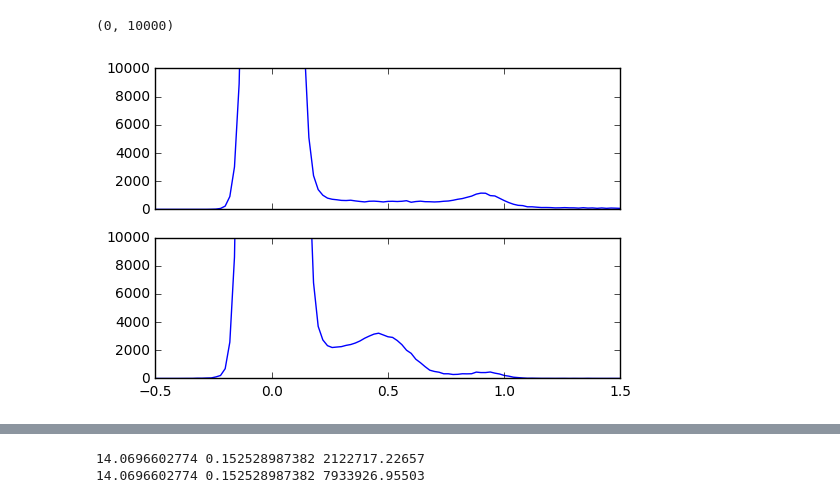
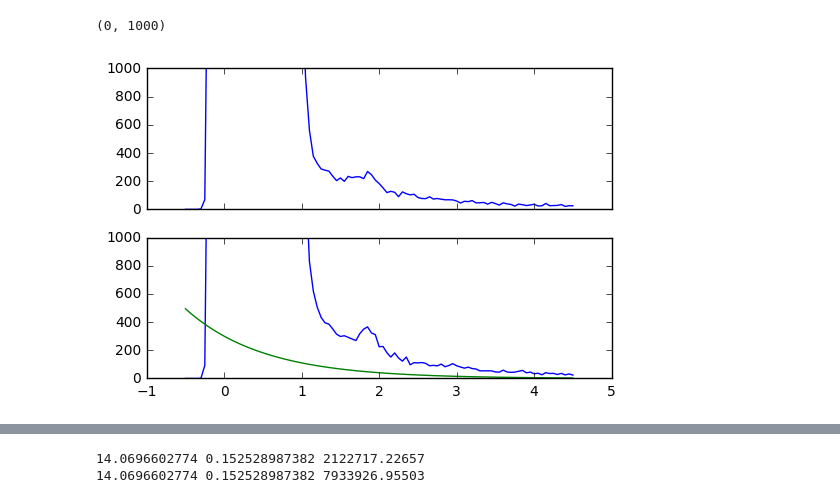
Before and after one commit to mhantke/siph, a Jupyter notebook: photon_splitting.ipynb, the cells around one changed output, grey strips where cells are left out. Drawn from its saved outputs; the diff is of its cells as text; code cells hidden in the pictures.

```diff
--- a/photon_splitting.ipynb
+++ b/photon_splitting.ipynb
@@ -12,3 +35,41 @@ Populating the interactive namespace from numpy and matplotlib
+# %%
+nbins = 101
+ex = "amol3416"
+N = 10
+
+fig, axs = subplots(2, 1, sharey=True, sharex=True)
+
+# No gas
+r = 154
+imgs, msk, gains, photon_energies_SLAC, gmds = read_data(ex, r, N, skip=2000)
+msk = generate_mask(msk)
+values = apply_mask(imgs, msk, rlims=(50, 300))
+photons = values / gains.mean()
+I_no, H_no = histogram(photons, nbins=nbins, vmax=4.5)
+axs[0].plot(I_no, H_no)
+
+# Only N2
+r = 152
+imgs, msk, gains, photon_energies_SLAC, gmds = read_data(ex, r, N, skip=2000)
+msk = generate_mask(msk)
+values = apply_mask(imgs, msk)#, rlims=(50, 300))
+photons = values / gains.mean()
+I_N2, H_N2 = histogram(photons, nbins=nbins, vmax=4.5)
+axs[1].plot(I_N2, H_N2)
+
+axs[1].plot(I_N2, 300*exp(-I_N2))
+
+#from python_tools import gentools
+#[A0, x0, sigma], Hest = gentools.gaussian_fit(I, H)
+#print "A0", A0
+#print "x0", x0
+#print "sigma", sigma
+#print I.shape,H.shape
+
+ylim(0, 1000)
+# %% [output]
+(0, 1000)
+[figure, added]
 # %%
 wl_O_Kalpha = 2.362E-9
 wl_N_Kalpha = 3.16E-9
@@ -44,34 +83,0 @@ def apply_mask(imgs, msk, rlims=None):
-# %%
-nbins = 101
-ex = "amol3416"
-N = 10
-
-fig, axs = subplots(2, 1, sharey=True, sharex=True)
-
-# No gas
-r = 154
-imgs, msk, gains, photon_energies_SLAC, gmds = read_data(ex, r, N, skip=2000)
-values = apply_mask(imgs, msk, rlims=(50, 300))
-photons = values / gains.mean()
-I_no, H_no = histogram(photons, nbins=nbins)
-axs[0].plot(I_no, H_no)
-
-# Only N2
-r = 152
-imgs, msk, gains, photon_energies_SLAC, gmds = read_data(ex, r, N, skip=2000)
-values = apply_mask(imgs, msk, rlims=(250, 2000))
-photons = values / gains.mean()
-I_N2, H_N2 = histogram(photons, nbins=nbins)
-axs[1].plot(I_N2, H_N2)
-
-#from python_tools import gentools
-#[A0, x0, sigma], Hest = gentools.gaussian_fit(I, H)
-#print "A0", A0
-#print "x0", x0
-#print "sigma", sigma
-#print I.shape,H.shape
-
-ylim(0, 10000)
-# %% [output]
-(0, 10000)
-[figure, removed]
```
Also changed, not shown: parts of 19 cells of this notebook, 1 other file.
